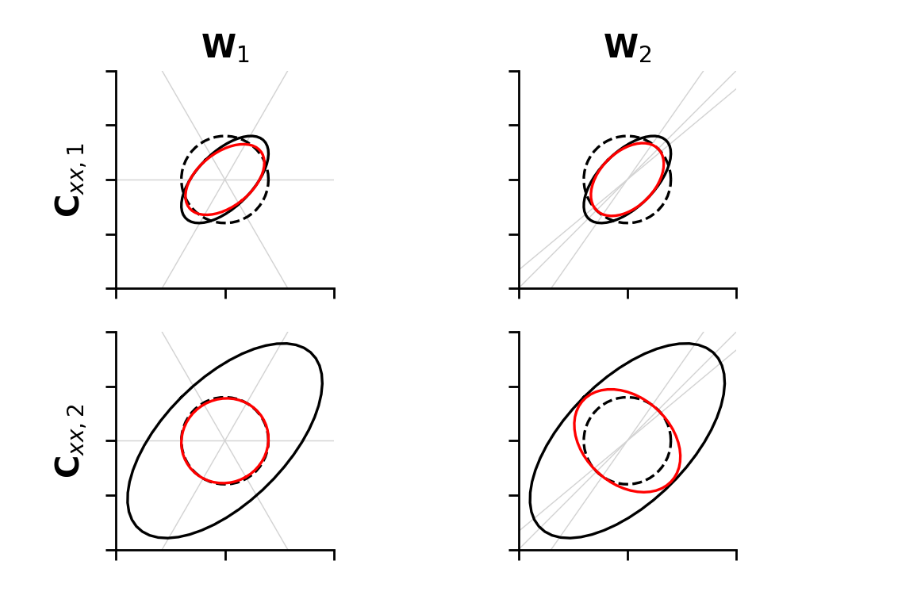
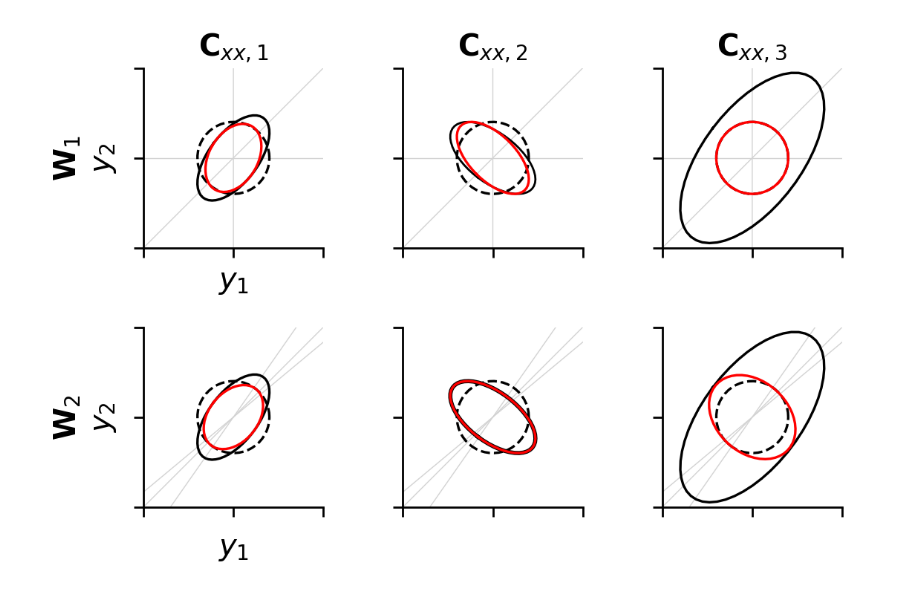
Before and after one commit to lyndond/frame_whitening, a Jupyter notebook: figures_new/nonnegative.ipynb, the cells around one changed output. Drawn from its saved outputs; the diff is of its cells as text; code cells hidden in the pictures.

```diff
--- a/figures_new/nonnegative.ipynb
+++ b/figures_new/nonnegative.ipynb
@@ -10,71 +13,88 @@ import frame_whitening.simulation_new as sim
 # %%
 I = np.eye(2)
 
-W = fw.get_mercedes_frame()
-W = fw.normalize_frame(W)
+Q = fw.rot2(np.pi/2)
+sigma_x = 1
+sigma_y = 1.4
+sigma_xy = 0.7
+Cxx1 = np.array([[sigma_x, sigma_xy], [sigma_xy, sigma_y]])
 
-Cxx0 = np.array([[1, 0.6], [0.6, 1]])
-Cxx1 = Cxx0 * 5
+Cxx  = [Cxx1, Q@Cxx1@Q.T, Cxx1*4]
 
-W0 = fw.get_mercedes_frame()
-W0 = fw.normalize_frame(W0)
 
-W1 = np.array([[1, .7, 1.2], [1, 1, 1]])
-W1 = fw.normalize_frame(W1)
+W1 = fw.normalize_frame(np.array([[0+.00001, 1, 1],[1, 1, 0]]))
+
+W2 = np.array([[1, .7, 1.2], [1, 1, 1]])
+W2 = fw.normalize_frame(W2)
+
+W = [W1, W2]
 
 def get_m(W, g):
     return np.linalg.inv(I + W @ np.diag(g) @ W.T)
 
-def whiten(Cxx, W):
+def whiten(Cxx, W, clamp):
     Lxx = np.linalg.cholesky(Cxx)
-    g, _, _, _ = sim.simulate([Lxx], W, 0, 10000, 5E-3, None, online=False, clamp=True)
+    g, _, _, _ = sim.simulate([Lxx], W, 0, 10000, 5E-3, None, online=False, clamp=clamp)
     g = g.squeeze()
     M = get_m(W, g)
     return M @ Cxx @ M.T
 
 def plot_frame_axes2d(W, ax, colors=None, lim=5):
     if colors is None:
         colors = ["k"] * W.shape[1]
     else:
         assert len(colors) == W.shape[1]
 
     x = np.linspace(-lim, lim, 10)
     for i in range(W.shape[1]):
         ax.plot(x, (W[1, i] / W[0, i]) * x,  "-", lw=.5, color="lightgrey", zorder=-1)
 
 with sns.plotting_context("paper", font_scale=1.5):
-    fig, ax = plt.subplots(2, 2, sharey="all", sharex="all", dpi=200)
+    fig, ax = plt.subplots(2, 3, sharey="all", sharex="all", dpi=200)
     fwplt.plot_ellipse(I, n_pts=50, ax=ax[0,0], color="k", linestyle="--")
-    fwplt.plot_ellipse(Cxx0, n_pts=50, ax=ax[0,0], color="k")
-    fwplt.plot_ellipse(whiten(Cxx0, W0), n_pts=50, ax=ax[0,0], color="r")
-    plot_frame_axes2d(W0, ax[0,0])
+    fwplt.plot_ellipse(Cxx[0], n_pts=50, ax=ax[0,0], color="k")
+    fwplt.plot_ellipse(whiten(Cxx[0], W[0], True), n_pts=50, ax=ax[0,0], color="r")
+    plot_frame_axes2d(W[0], ax[0,0])
 
     fwplt.plot_ellipse(I, n_pts=50, ax=ax[0,1], color="k", linestyle="--")
-    fwplt.plot_ellipse(Cxx0, n_pts=50, ax=ax[0,1], color="k")
-    fwplt.plot_ellipse(whiten(Cxx0, W1), n_pts=50, ax=ax[0,1], color="r")
-    plot_frame_axes2d(W1, ax[0,1])
+    fwplt.plot_ellipse(Cxx[1], n_pts=50, ax=ax[0,1], color="k", lw=1)
+    fwplt.plot_ellipse(whiten(Cxx[1], W[0], True), n_pts=50, ax=ax[0,1], color="r")
+    plot_frame_axes2d(W[0], ax[0,1])
+
+    fwplt.plot_ellipse(I, n_pts=50, ax=ax[0,2], color="k", linestyle="--")
+    fwplt.plot_ellipse(Cxx[2], n_pts=50, ax=ax[0,2], color="k")
+    fwplt.plot_ellipse(whiten(Cxx[2], W[0], True), n_pts=50, ax=ax[0,2], color="r")
+    plot_frame_axes2d(W[0], ax[0,2])
 
     fwplt.plot_ellipse(I, n_pts=50, ax=ax[1,0], color="k", linestyle="--")
-    fwplt.plot_ellipse(Cxx1, n_pts=50, ax=ax[1,0], color="k")
-    fwplt.plot_ellipse(whiten(Cxx1, W0), n_pts=50, ax=ax[1,0], color="r")
-    plot_frame_axes2d(W0, ax[1,0])
+    fwplt.plot_ellipse(Cxx[0], n_pts=50, ax=ax[1,0], color="k")
+    fwplt.plot_ellipse(whiten(Cxx[0], W[1], True), n_pts=50, ax=ax[1,0], color="r")
+    plot_frame_axes2d(W[1], ax[1,0])
 
     fwplt.plot_ellipse(I, n_pts=50, ax=ax[1,1], color="k", linestyle="--")
-    fwplt.plot_ellipse(Cxx1, n_pts=50, ax=ax[1,1], color="k")
-    fwplt.plot_ellipse(whiten(Cxx1, W1), n_pts=50, ax=ax[1,1], color="r")
-    plot_frame_axes2d(W1, ax[1,1])
+    fwplt.plot_ellipse(Cxx[1], n_pts=50, ax=ax[1,1], color="k", lw=2)
+    fwplt.plot_ellipse(whiten(Cxx[1], W[1], True), n_pts=50, ax=ax[1,1], color="r")
+    plot_frame_axes2d(W[1], ax[1,1])
+
+    fwplt.plot_ellipse(I, n_pts=50, ax=ax[1,2], color="k", linestyle="--")
+    fwplt.plot_ellipse(Cxx[2], n_pts=50, ax=ax[1,2], color="k")
+    fwplt.plot_ellipse(whiten(Cxx[2], W[1], True), n_pts=50, ax=ax[1,2], color="r")
+    plot_frame_axes2d(W[1], ax[1,2])
 
     ax[0,0].axis("square")
-
     ax[0,1].axis("square")
     ax[1,0].axis("square")
     ax[1,1].axis("square")
+    ax[0,2].axis("square")
+    ax[1,2].axis("square")
 
-    ax[0,0].set(xlim=(-5, 5), ylim=(-5, 5), xticklabels=[], yticklabels=[],
-    title=r"${\bf W}_1$", ylabel=r"${\bf C}_{xx,1}$")
-    ax[0,1].set(title=r"${\bf W}_2$")
-    ax[1,0].set(ylabel=r"${\bf C}_{xx,2}$")
-
+    ax[0,0].set(xlim=(-5, 5), ylim=(-5, 5), yticks=(-5, 0, 5), xticks=(-5, 0, 5),
+    xticklabels=[], yticklabels=[], ylabel=r"${\bf W}_1$" "\n" r"$y_2$",
+    title=r"${\bf C}_{xx,1}$", xlabel=r"$y_1$")
+    ax[1,0].set(ylabel=r"${\bf W}_2$" "\n" r"$y_2$", xlabel=r"$y_1$")
+    ax[0,1].set(title=r"${\bf C}_{xx,2}$")
+    ax[0,2].set(title=r"${\bf C}_{xx,3}$")
+    fig.tight_layout()
     sns.despine()
 # %% [output]
-[figure, old version]
+[figure, new version]
```
Also changed, not shown: parts of 2 cells of this notebook.
